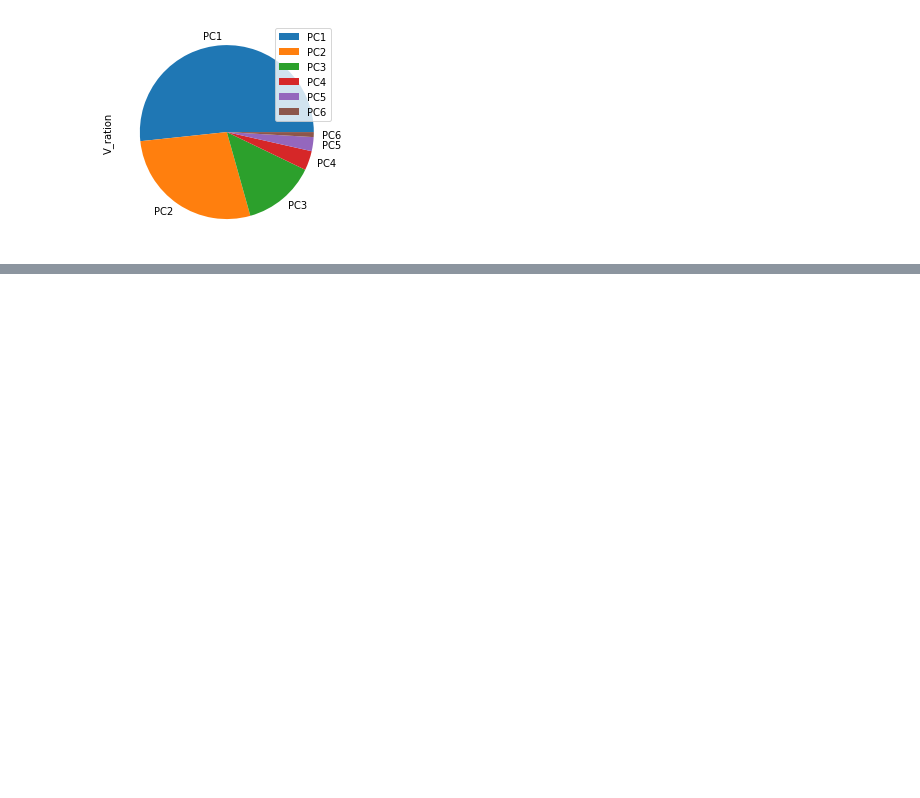
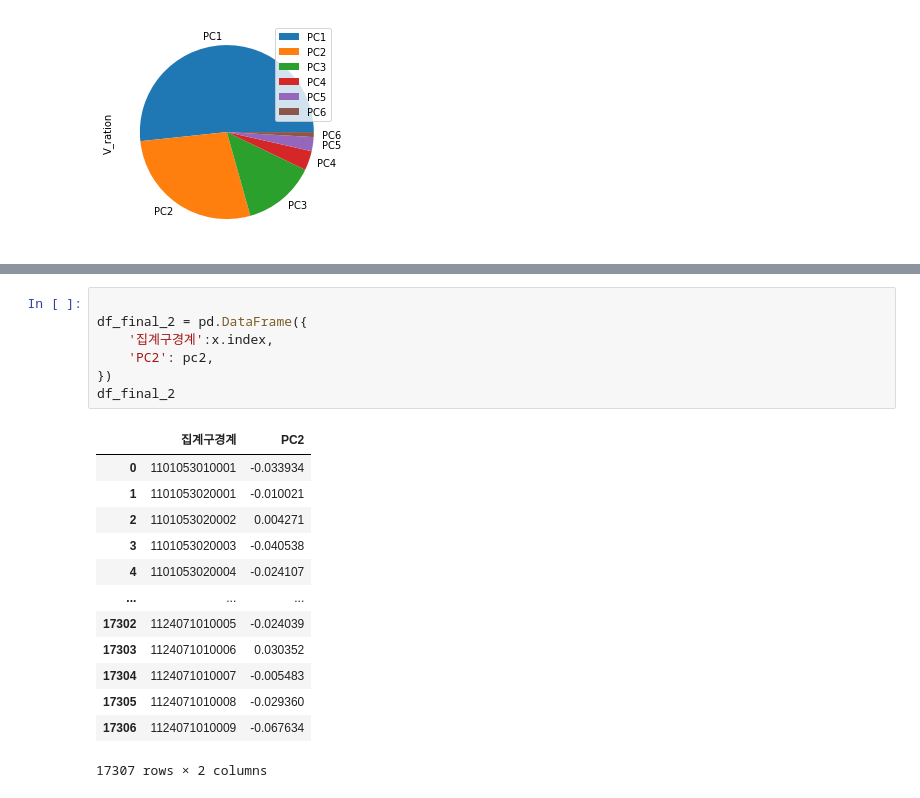
Before and after one commit to ansehoon1999/DataCampusProject, a Jupyter notebook: 세훈&기영_데청캠/pca_배달인구.ipynb, the cells around one changed output, grey strips where cells are left out. Cells and saved outputs as stored; diff of their text form; blank space fills up the shorter version.

```diff
--- a/세훈&기영_데청캠/pca_배달인구.ipynb
+++ b/세훈&기영_데청캠/pca_배달인구.ipynb
@@ -363,0 +374,21 @@ pc_result
+# %%
+
+df_final_2 = pd.DataFrame({
+    '집계구경계':x.index,
+    'PC2': pc2,
+})
+df_final_2
+# %% [output]
+|  | 집계구경계 | PC2 |
+| 0 | 1101053010001 | -0.033934 |
+| 1 | 1101053020001 | -0.010021 |
+| 2 | 1101053020002 | 0.004271 |
+| 3 | 1101053020003 | -0.040538 |
+| 4 | 1101053020004 | -0.024107 |
+| ... | ... | ... |
+| 17302 | 1124071010005 | -0.024039 |
+| 17303 | 1124071010006 | 0.030352 |
+| 17304 | 1124071010007 | -0.005483 |
+| 17305 | 1124071010008 | -0.029360 |
+| 17306 | 1124071010009 | -0.067634 |
+17307 rows × 2 columns
```
Also changed, not shown: parts of 6 cells of this notebook.
